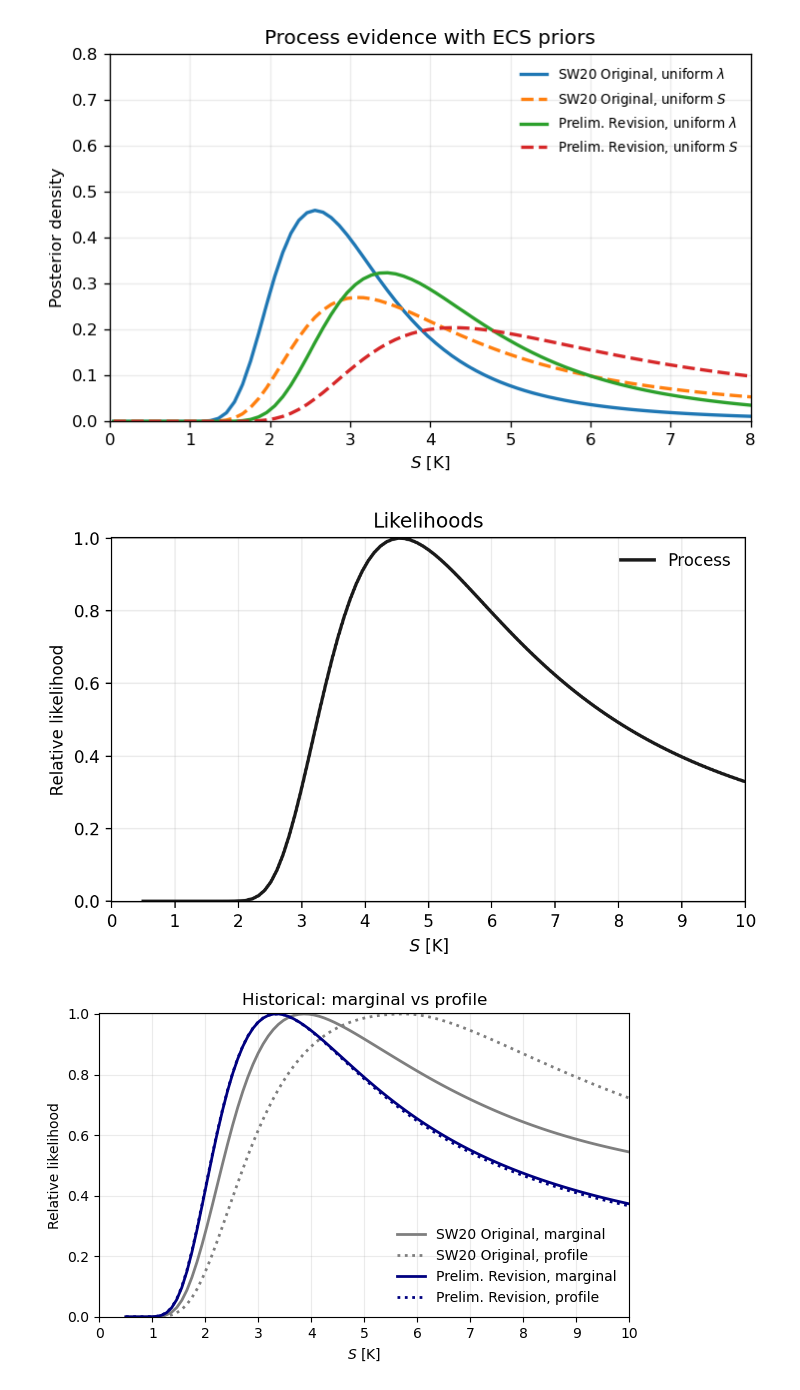
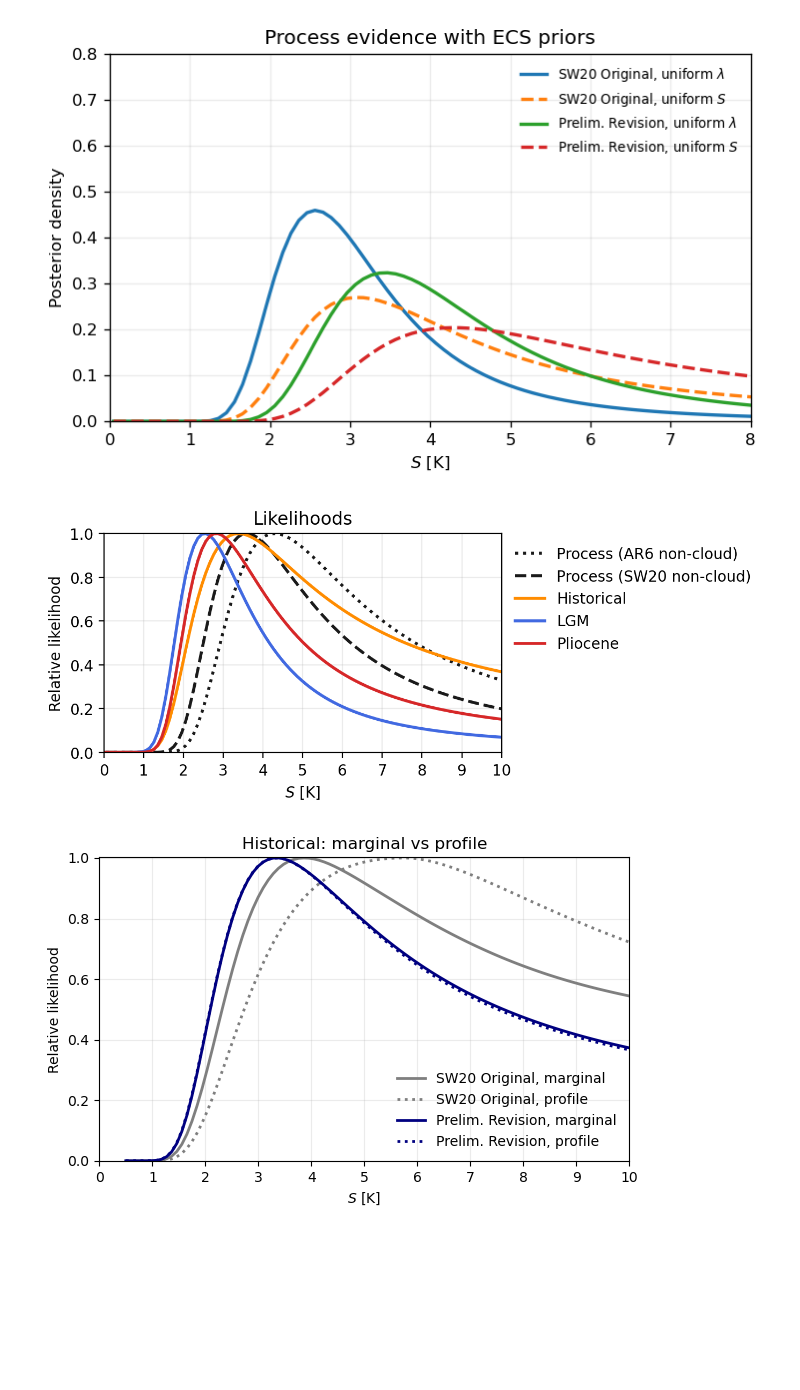
Before and after one commit to vtcooper/bayecs, a Jupyter notebook: Cooper_baselines.ipynb, the cells around one changed output. Cells and saved outputs as stored; diff of their text form; code cells hidden in the pictures; blank space fills up the shorter version.

```diff
--- a/Cooper_baselines.ipynb
+++ b/Cooper_baselines.ipynb
@@ -167,7 +167,8 @@ coop_REVISED = {
     # "rho_dlambda_LGM_plio": 0.87, ## correlation of paleo pattern effect, if using 4xCO2
 
     # -------------Process-------------
-    'mu_lambda':      -0.92, 'sig_lambda':      0.35,
+    # 'mu_lambda':      -0.92, 'sig_lambda':      0.35,
+    'mu_lambda':      -1.10, 'sig_lambda':      0.39,
     # 'mu_lambda':      -1.30, 'sig_lambda':      0.44,
 
     # -------------Historical-------------
@@ -1801,6 +1818,8 @@ styles = {
     "Cooper full revision Nres": dict(color="tab:red", ls="-"),
     "Cooper full revision Fres": dict(color="tab:red", ls=":"),
     "Prelim. Revision": dict(color="navy", ls="-"),
+    "Prelim. Revision (AR6 non-cloud)": dict(color="navy", ls="-"),
+    "Prelim. Revision (SW20 non-cloud)": dict(color="b", ls="-"),
     "Prelim. Revision with SW20 method": dict(color="navy", ls="--"),
     "Prelim. Revision with $\Delta \lambda=0$": dict(color="navy", ls=":"),
 }
@@ -1833,7 +1852,11 @@ for S in S_like_grid:
         np.nanmean(norm.pdf(l_sw, loc=SW20_BASE["mu_lambda"], scale=SW20_BASE["sig_lambda"]))
     )
 
-    process_curves.setdefault("Prelim. Revision", []).append(
+    process_curves.setdefault("Prelim. Revision (AR6 non-cloud)", []).append(
+        np.nanmean(norm.pdf(l_rev, loc=-0.92, scale=0.35))
+    )
+
+    process_curves.setdefault("Prelim. Revision (SW20 non-cloud)", []).append(
         np.nanmean(norm.pdf(l_rev, loc=coop_REVISED["mu_lambda"], scale=coop_REVISED["sig_lambda"]))
     )
 
@@ -1910,33 +1933,35 @@ uniform S prior:      {5: 3.02, 17: 3.77, 50: 5.46, 83: 7.92, 95: 9.3}
 # %%
 csel = {'Process':'0.2',
         'Historical':'darkorange',
         'LGM':'royalblue',
         'Pliocene':'tab:red'}
 
-fig, ax = plt.subplots(figsize=(6.2, 4.0),dpi=200)
+fig, ax = plt.subplots(figsize=(6.9, 3.0),dpi=200)
 for label, y in process_curves.items():
-    if label == 'Prelim. Revision':
-        ax.plot(S_like_grid, _rel(y), lw=2, label='Process',c='0.1')
+    if label == 'Prelim. Revision (SW20 non-cloud)':
+        ax.plot(S_like_grid, _rel(y), lw=2, label='Process (SW20 non-cloud)',c='0.1',ls='--')
+    if label == 'Prelim. Revision (AR6 non-cloud)':
+        ax.plot(S_like_grid, _rel(y), lw=2, label='Process (AR6 non-cloud)',c='0.1',ls=':')
 
 for evidence, evidence_curves in curves.items():
     # if (evidence == 'historical'):
     for label, y in evidence_curves.items():
         if label == 'Prelim. Revision':
             label_alt = evidence
             ax.plot(S_like_grid, _rel(y), lw=2, label=label_alt, c=csel[evidence])
 
 ax.set(xlabel="$S$ [K]", ylabel="Relative likelihood", title=f"{evidence} likelihood")
 ax.set_xlim(S_like_grid.min(), S_like_grid.max())
 ax.grid(alpha=0.25)
-ax.legend(frameon=False)
+ax.legend(frameon=False,bbox_to_anchor=[1,1])
 plt.ylim(-0.002,1.002)
 plt.xlim(0,S_like_grid.max())
 plt.xticks(np.arange(11))
 plt.title('Likelihoods')
 plt.tight_layout()
 plt.show()
 # %% [output]
-[figure, old version]
+[figure, new version]
 # %%
 ###
 # %%
```
Also changed, not shown: parts of 4 cells of this notebook, 1 other file.
